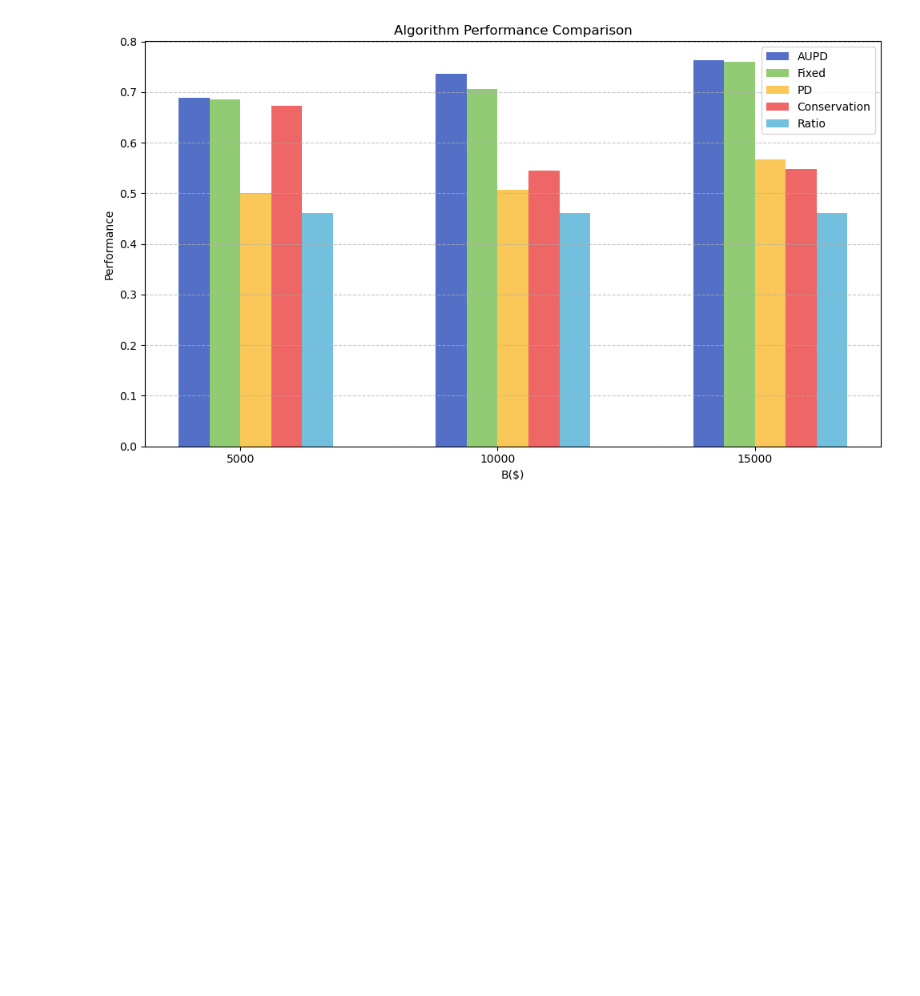
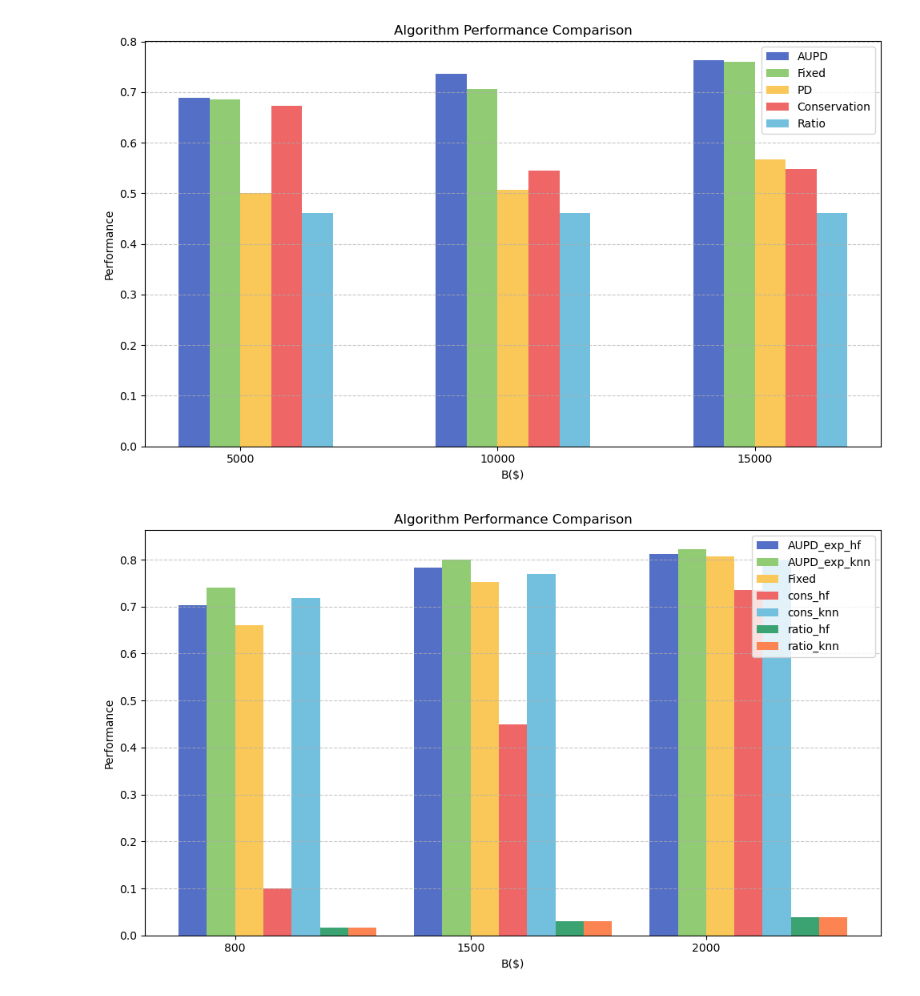
Before and after one commit to pxyWaterMoon/BARouter, a Jupyter notebook: experiments/test1.ipynb, the cells around one changed output. Drawn from its saved outputs; the diff is of its cells as text; code cells hidden in the pictures; blank space fills up the shorter version.

```diff
--- a/experiments/test1.ipynb
+++ b/experiments/test1.ipynb
@@ -280,13 +281,13 @@ plt.show()
 import numpy as np
 import matplotlib.pyplot as plt
 
-b_list = [5000,10000,15000]
+b_list = [800,1500,2000]
 data_list = []
 for b in b_list:
-    data = json.load(open(f"outputs/test_json/rb_B={b}_batch_results.json","r"))
+    data = json.load(open(f"outputs/test_json/sp_B={b}_batch_results.json","r"))
     data_list.append(data)
 # 数据定义
-algorithms = ['AUPD', 'Fixed', 'PD', 'Conservation', 'Ratio']
+algorithms = ["AUPD_exp_hf","AUPD_exp_knn", 'Fixed',"cons_hf","cons_knn", "ratio_hf", 'ratio_knn']
 scenarios = b_list
 performance = []
 for data in data_list:
@@ -304,31 +305,34 @@ performance = np.array(performance).T
 # ])
 # {"google_mu=0.07": [0.7594], "ratio": [0.4605725000000001], "AUPD_exp": [0.762245], "cons": [0.548475]}
 # 绘图设置
 bar_width = 0.12  # 柱宽
 index = np.arange(len(scenarios))  # 场景位置 [0, 1, 2]
-colors = [colorset[i] for i in range(5)]  # 不同算法的颜色
+colors = [colorset[i] for i in range(7)]  # 不同算法的颜色
 
 # 创建图形
 plt.figure(figsize=(10, 6))
 
 # 为每个算法绘制柱状图
 for i in range(len(algorithms)):
     plt.bar(
         index + i * bar_width,  # 水平位置（偏移避免重叠）
         performance[i],         # 该算法在3个场景的值
         width=bar_width,
         color=colors[i],
         label=algorithms[i]
     )
 
 # 添加标签和标题
 plt.xlabel('B($)')
 plt.ylabel('Performance')
 plt.title('Algorithm Performance Comparison')
 plt.xticks(index + bar_width * 1.5, scenarios)  # X轴刻度居中
 plt.legend()  # 显示图例
 plt.grid(axis='y', linestyle='--', alpha=0.7)  # 网格线
 
 # 显示图形
 plt.tight_layout()
+plt.savefig('img/exp1_sp.pdf', format='pdf', bbox_inches='tight')
 plt.show()
+# %% [output]
+[figure, added]
```
Also changed, not shown: parts of 1 cell of this notebook, 58 other files.
